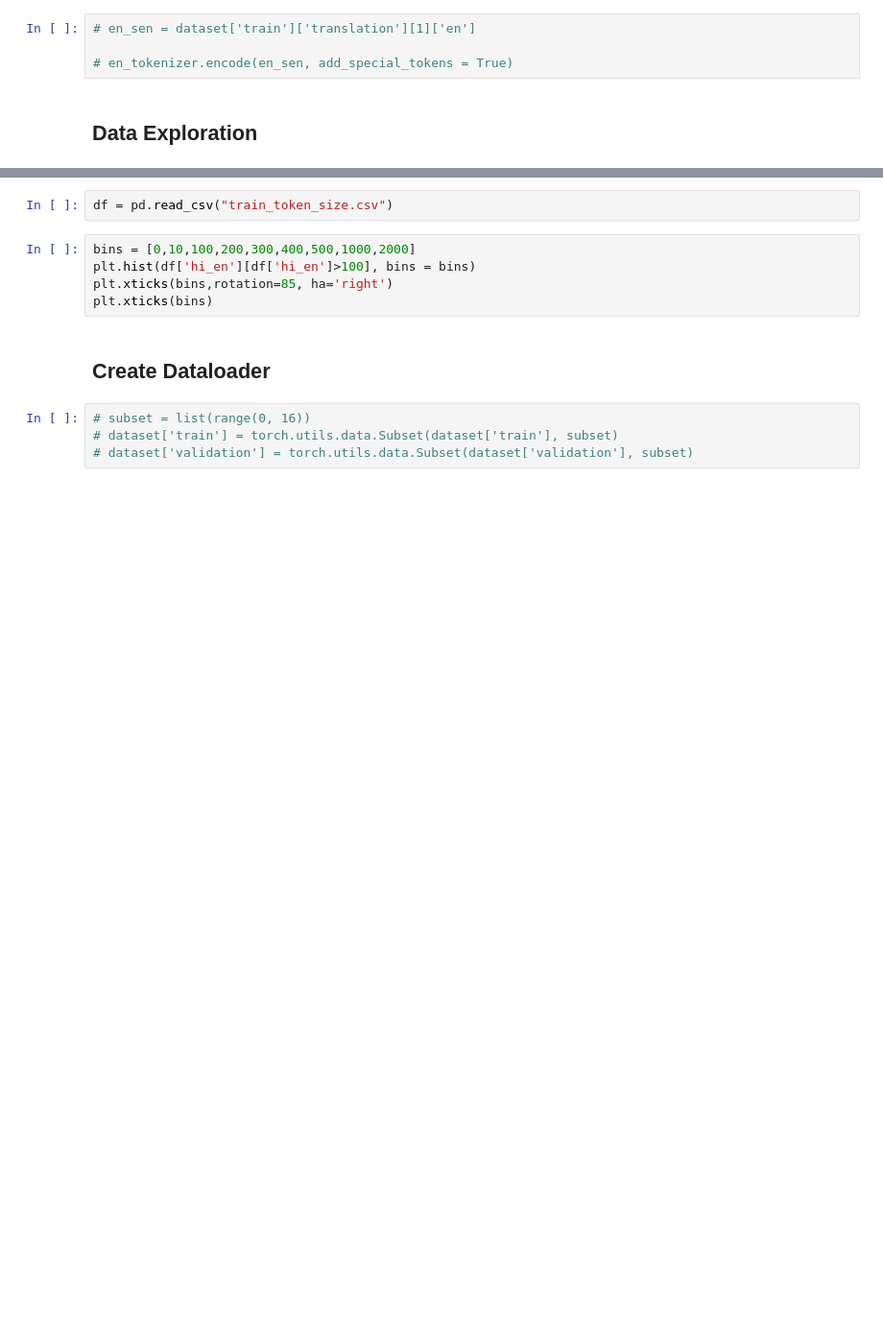
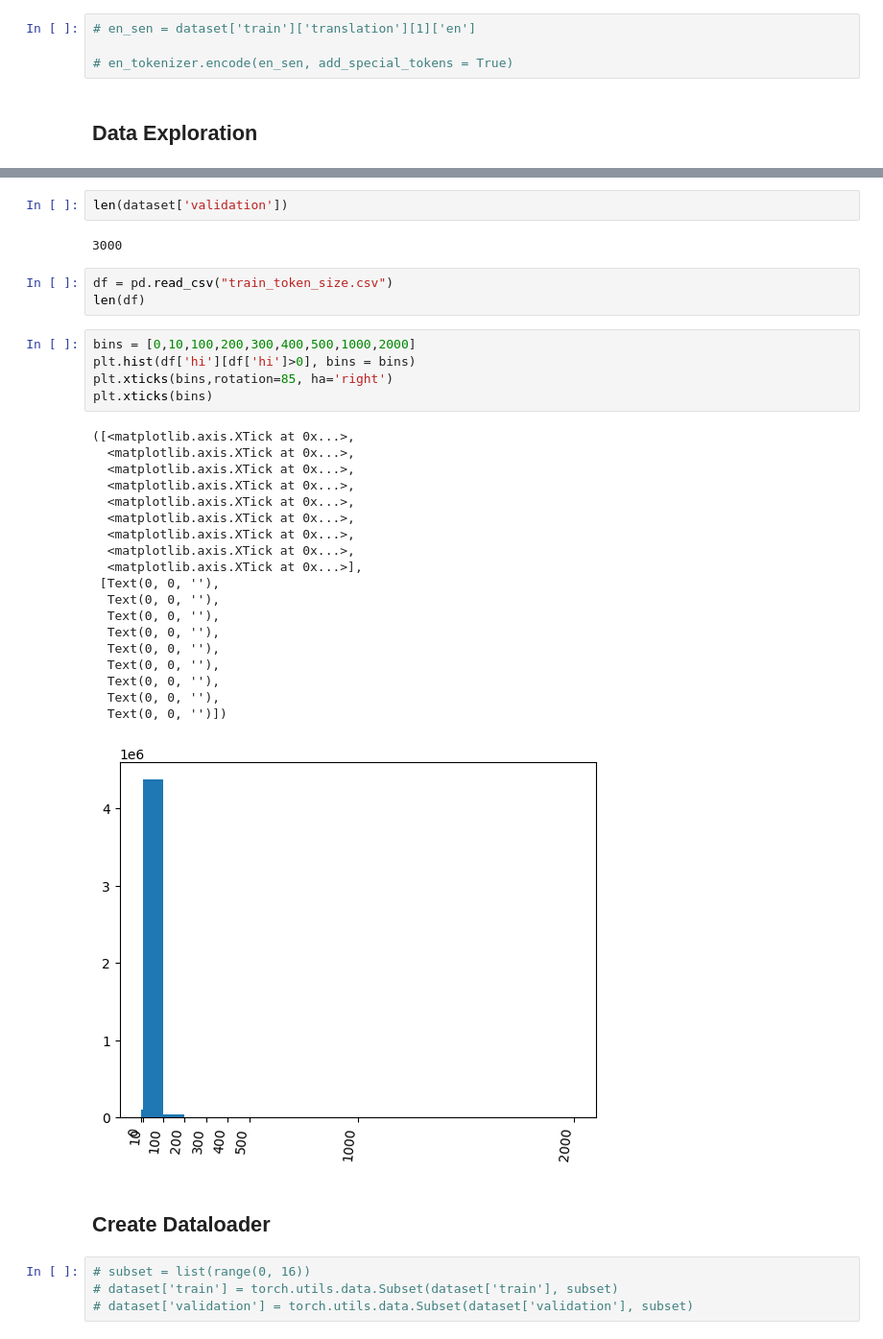
Before and after one commit to ultimateabhi719/transformer_from_scratch, a Jupyter notebook: transformer-from-scratch-using-pytorch.ipynb, the cells around one changed output, grey strips where cells are left out. Shown: that part at 96% size. Cells and saved outputs as stored; diff of their text form; blank space fills up the shorter version.

```diff
--- a/transformer-from-scratch-using-pytorch.ipynb
+++ b/transformer-from-scratch-using-pytorch.ipynb
@@ -307,10 +282,35 @@ NotebookApp.rate_limit_window=3.0 (secs)
+# %%
+len(dataset['validation'])
+# %% [output]
+3000
 # %%
 df = pd.read_csv("train_token_size.csv")
+len(df)
 # %%
 bins = [0,10,100,200,300,400,500,1000,2000]
-plt.hist(df['hi_en'][df['hi_en']>100], bins = bins)
+plt.hist(df['hi'][df['hi']>0], bins = bins)
 plt.xticks(bins,rotation=85, ha='right')
 plt.xticks(bins)
+# %% [output]
+([<matplotlib.axis.XTick at 0x...>,
+  <matplotlib.axis.XTick at 0x...>,
+  <matplotlib.axis.XTick at 0x...>,
+  <matplotlib.axis.XTick at 0x...>,
+  <matplotlib.axis.XTick at 0x...>,
+  <matplotlib.axis.XTick at 0x...>,
+  <matplotlib.axis.XTick at 0x...>,
+  <matplotlib.axis.XTick at 0x...>,
+  <matplotlib.axis.XTick at 0x...>],
+ [Text(0, 0, ''),
+  Text(0, 0, ''),
+  Text(0, 0, ''),
+  Text(0, 0, ''),
+  Text(0, 0, ''),
+  Text(0, 0, ''),
+  Text(0, 0, ''),
+  Text(0, 0, ''),
+  Text(0, 0, '')])
+[figure, added]
 # %% [markdown]
 ## Create Dataloader
 # %%
```
Also changed, not shown: parts of 10 cells of this notebook, 3 other files.
